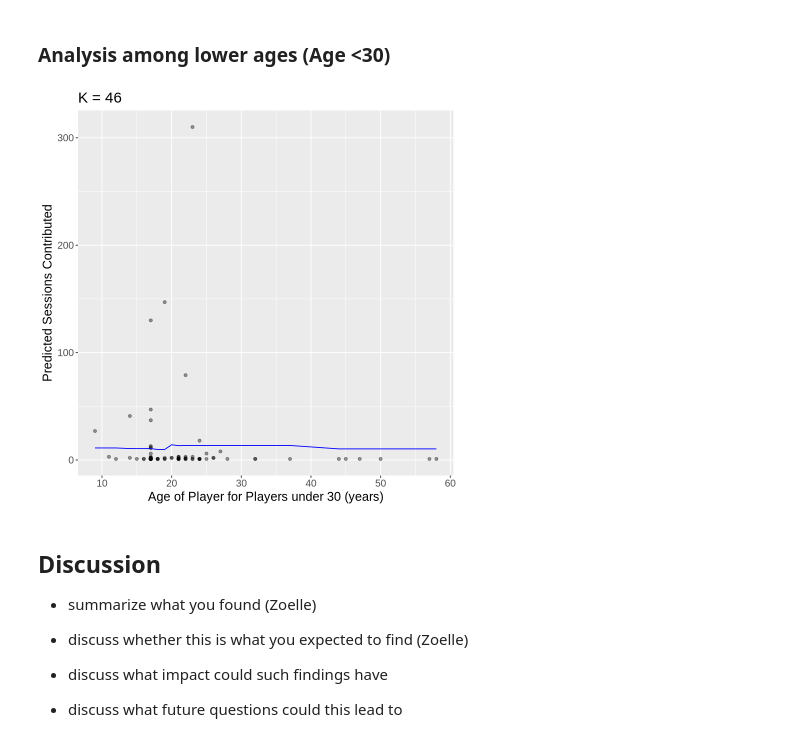
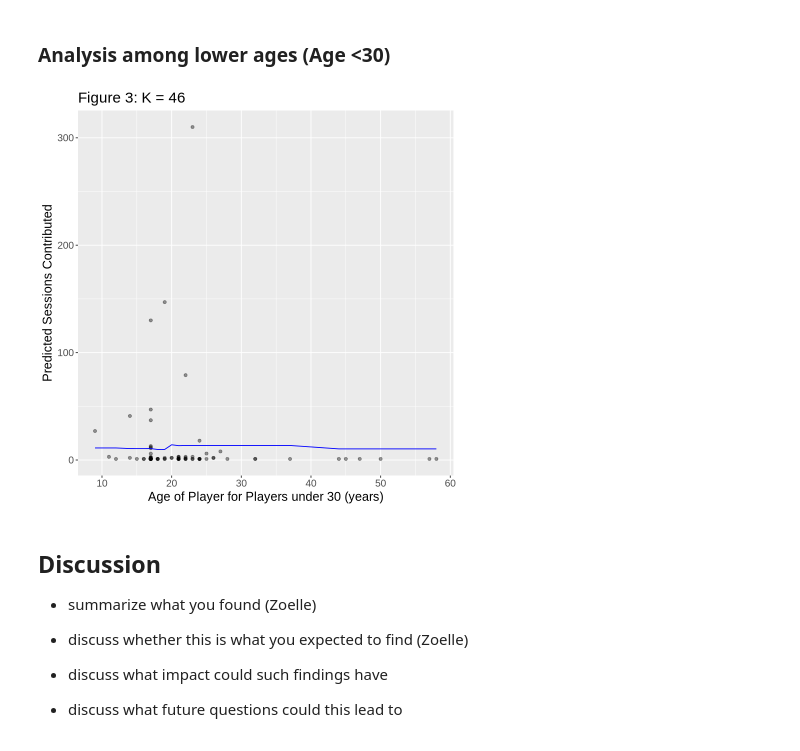
Before and after one commit to glarson5/dsci-100-group-project, a Jupyter notebook: Project Report.ipynb, the cells around one changed output. Drawn from its saved outputs; the diff is of its cells as text; code cells hidden in the pictures.

```diff
--- a/Project Report.ipynb
+++ b/Project Report.ipynb
@@ -306,25 +343,25 @@ low_age_summary <- low_age_best_fit |>
 # %%
 options(repr.plot.width = 7, repr.plot.height = 7)
 
 low_age_preds <- low_age_best_fit |>
     predict(low_age_training) |>
     bind_cols(low_age_training)
 
 low_age_plot <- low_age_preds |>
     ggplot(aes(x = Age, y = num_sessions)) +
 
     geom_point(alpha = 0.4) +
 
     geom_line(aes(x = Age, y = .pred), color = "blue") +
 
     labs(y = "Predicted Sessions Contributed",
          x = "Age of Player for Players under 30 (years)",
-         title = paste0("K = ", low_age_k_min)) +
+         title = paste0("Figure 3: K = ", low_age_k_min)) +
          theme(text = element_text(size = 15))
 
 low_age_plot
 # %% [output]
-[figure, old version]
+[figure, new version]
 # %% [markdown]
 ## Discussion
 - summarize what you found (Zoelle)
```
Also changed, not shown: parts of 12 cells of this notebook.
